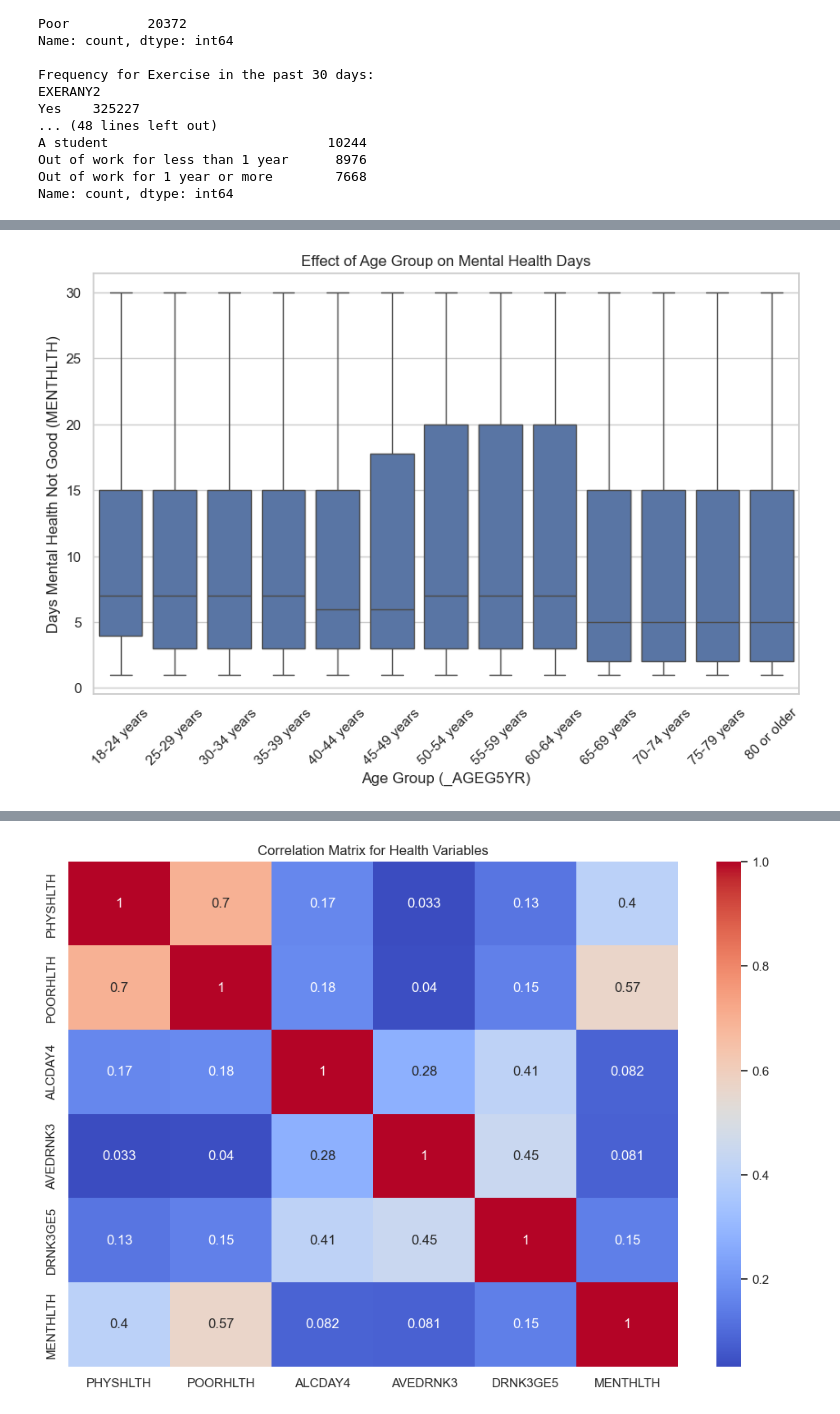
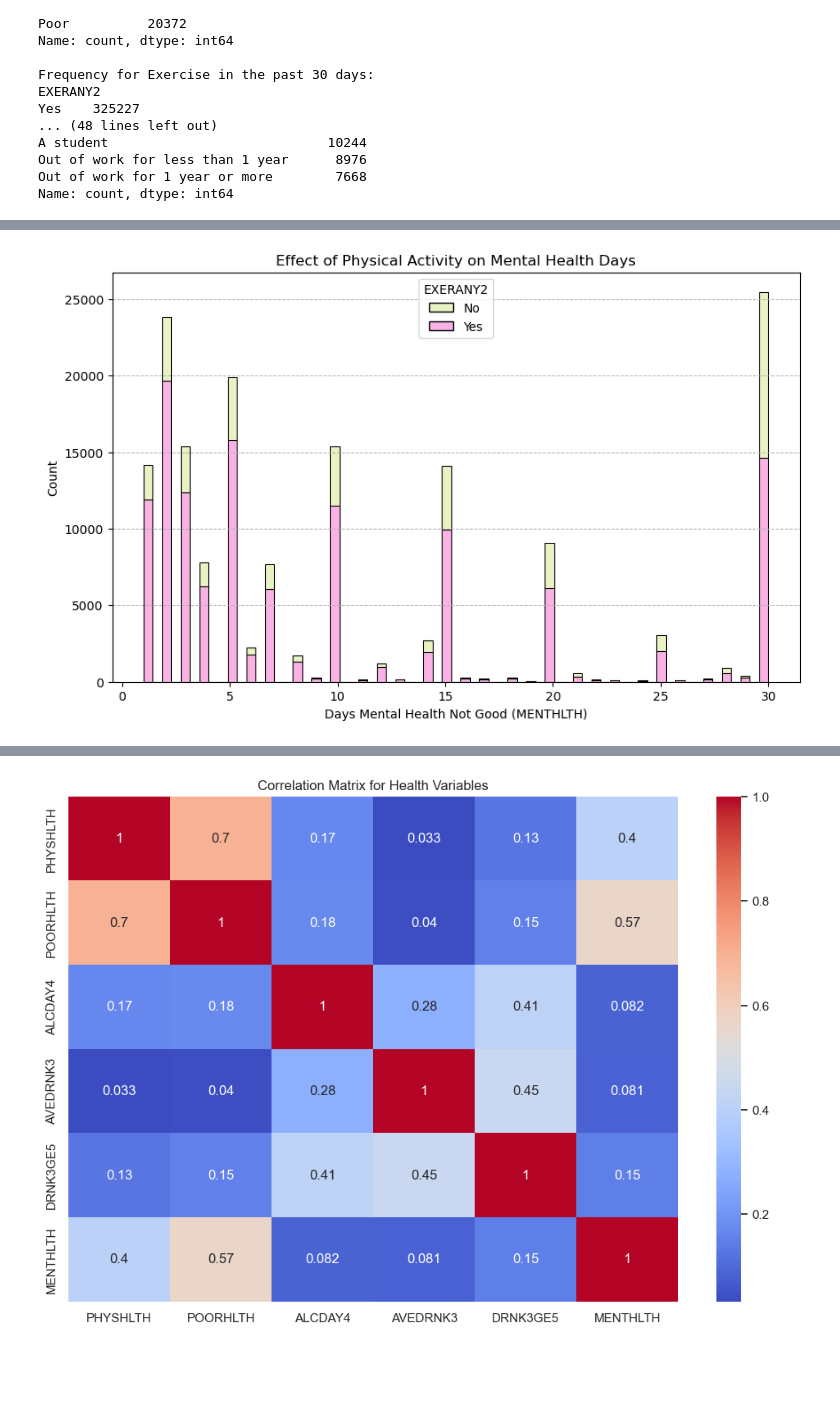
Before and after one commit to cs418-fa24/project-check-in-team-10, a Jupyter notebook: data_analysis_w_better_graphs.ipynb, the cells around one changed output, grey strips where cells are left out. Drawn from its saved outputs; the diff is of its cells as text; code cells hidden in the pictures; blank space fills up the shorter version.

Commit message:
I FIXED THE GRAPHS AGAIN!!!

```diff
--- a/data_analysis_w_better_graphs.ipynb
+++ b/data_analysis_w_better_graphs.ipynb
@@ -339 +304,20 @@ color_palette = dict(zip(genhlth_order, selected_colors))
+# %%
+selected_colors = [
+    "#FFEA85",  # Pineapple Soda
+    "#F698DB",  # Berry Pop
+    "#E1EEAF",  # Palm Leaf
+    "#FFD3E4",  # Cherry Blossom
+    "#92D1FF",  # Pool Day
+    "#FFD058",  # Lemonade Stand
+    "#AFDFEE",  # Blue Lagoon
+    "#FFBDB4",  # Peach Smoothie
+    "#F1EBE4",  # Coconut Milk
+    "#F72967",  # Raspberry Sorbet
+    "#4BC6D7",  # Splish Splash
+    "#BCACDD"   # Fresh Lavender
+]
+
+boolean_colors = ["#E1EEAF", "#F698DB"]
+
+color_palette = dict(zip(genhlth_order, selected_colors))
 # %%
@@ -548,12 +645,10 @@ ValueError: could not convert string to float: 'Very good'
 # %%
-# plotting relationships between mental health days and age groups (_AGEG5YR)
-
 plt.figure(figsize=(10, 6))
-sns.boxplot(x='_AGEG5YR', y='MENTHLTH', data=cleaned_df)
-plt.title('Effect of Age Group on Mental Health Days')
-plt.xlabel('Age Group (_AGEG5YR)')
-plt.ylabel('Days Mental Health Not Good (MENTHLTH)')
-plt.xticks(rotation=45)
+sns.histplot(data=cleaned_df, x='MENTHLTH', hue='EXERANY2', multiple='stack', palette=boolean_colors)
+plt.title('Effect of Physical Activity on Mental Health Days')
+plt.xlabel('Days Mental Health Not Good (MENTHLTH)')
+plt.ylabel('Count')
+plt.grid(axis='y', linestyle='--', linewidth=0.7)
 plt.show()
 # %% [output]
-[figure, old version]
+[figure, new version]
```
Also changed, not shown: parts of 17 cells of this notebook.
